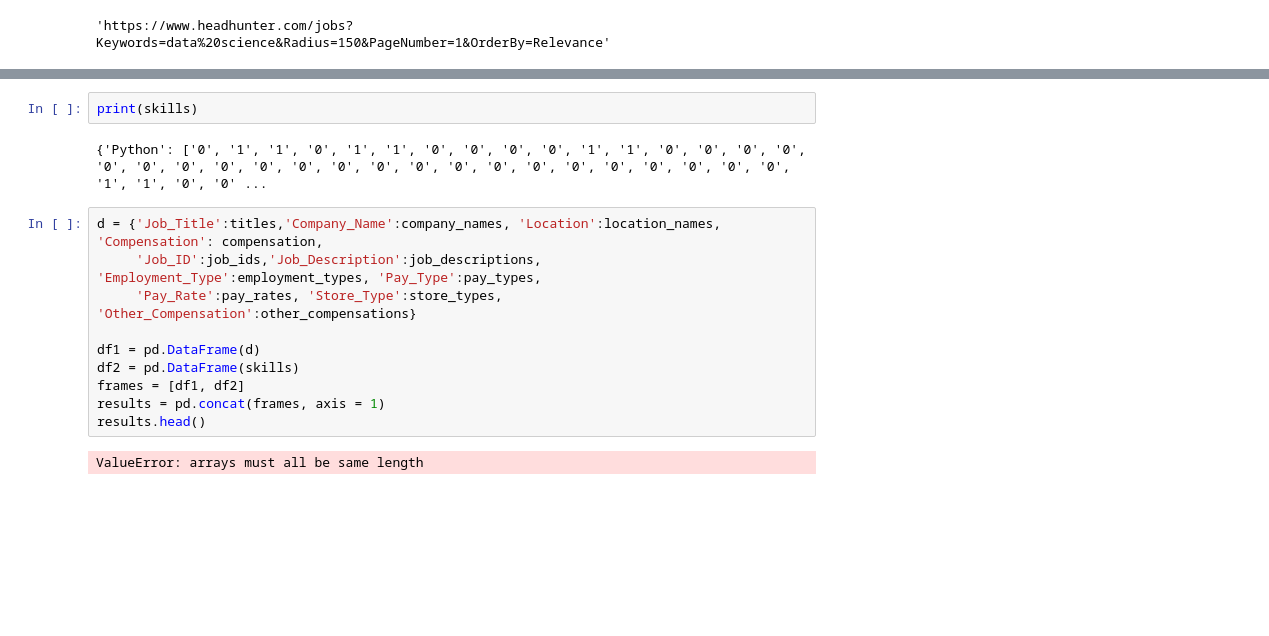
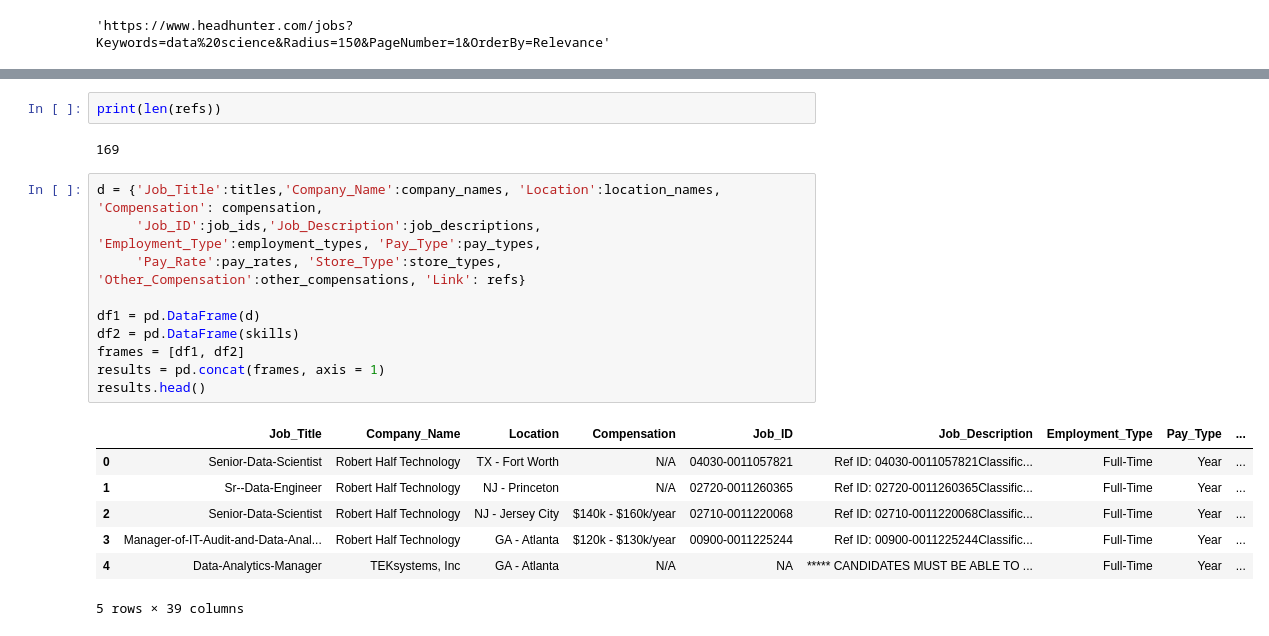
Before and after one commit to kai-wren/Intro2DS, a Jupyter notebook: WebScraping_HeadHunter.ipynb, the cells around one changed output, grey strips where cells are left out. Drawn from its saved outputs; the diff is of its cells as text; blank space fills up the shorter version.

```diff
--- a/WebScraping_HeadHunter.ipynb
+++ b/WebScraping_HeadHunter.ipynb
@@ -469,19 +686,25 @@ for item in jb_all:
-# %%
-print(skills)
-# %% [output]
-{'Python': ['0', '1', '1', '0', '1', '1', '0', '0', '0', '0', '1', '1', '0', '0', '0', '0', '0', '0', '0', '0', '0', '0', '0', '0', '0', '0', '0', '0', '0', '0', '0', '0', '0', '0', '1', '1', '0', '0' ...
+# %%
+print(len(refs))
+# %% [output]
+169
 # %%
 d = {'Job_Title':titles,'Company_Name':company_names, 'Location':location_names, 'Compensation': compensation,
      'Job_ID':job_ids,'Job_Description':job_descriptions, 'Employment_Type':employment_types, 'Pay_Type':pay_types,
-     'Pay_Rate':pay_rates, 'Store_Type':store_types, 'Other_Compensation':other_compensations}
+     'Pay_Rate':pay_rates, 'Store_Type':store_types, 'Other_Compensation':other_compensations, 'Link': refs}
 
 df1 = pd.DataFrame(d)
 df2 = pd.DataFrame(skills)
 frames = [df1, df2]
 results = pd.concat(frames, axis = 1)
 results.head()
 # %% [output]
+|  | Job_Title | Company_Name | Location | Compensation | Job_ID | Job_Description | Employment_Type | Pay_Type | ... |
+| 0 | Senior-Data-Scientist | Robert Half Technology | TX - Fort Worth | N/A | 04030-0011057821 | Ref ID: 04030-0011057821Classific... | Full-Time | Year | ... |
+| 1 | Sr--Data-Engineer | Robert Half Technology | NJ - Princeton | N/A | 02720-0011260365 | Ref ID: 02720-0011260365Classific... | Full-Time | Year | ... |
+| 2 | Senior-Data-Scientist | Robert Half Technology | NJ - Jersey City | $140k - $160k/year | 02710-0011220068 | Ref ID: 02710-0011220068Classific... | Full-Time | Year | ... |
+| 3 | Manager-of-IT-Audit-and-Data-Anal... | Robert Half Technology | GA - Atlanta | $120k - $130k/year | 00900-0011225244 | Ref ID: 00900-0011225244Classific... | Full-Time | Year | ... |
+| 4 | Data-Analytics-Manager | TEKsystems, Inc | GA - Atlanta | N/A | NA | ***** CANDIDATES MUST BE ABLE TO ... | Full-Time | Year | ... |
-ValueError: arrays must all be same length
+5 rows × 39 columns
 # %%
 results.tail()
 # %% [output]
```
Also changed, not shown: parts of 7 cells of this notebook, 2 other files.
